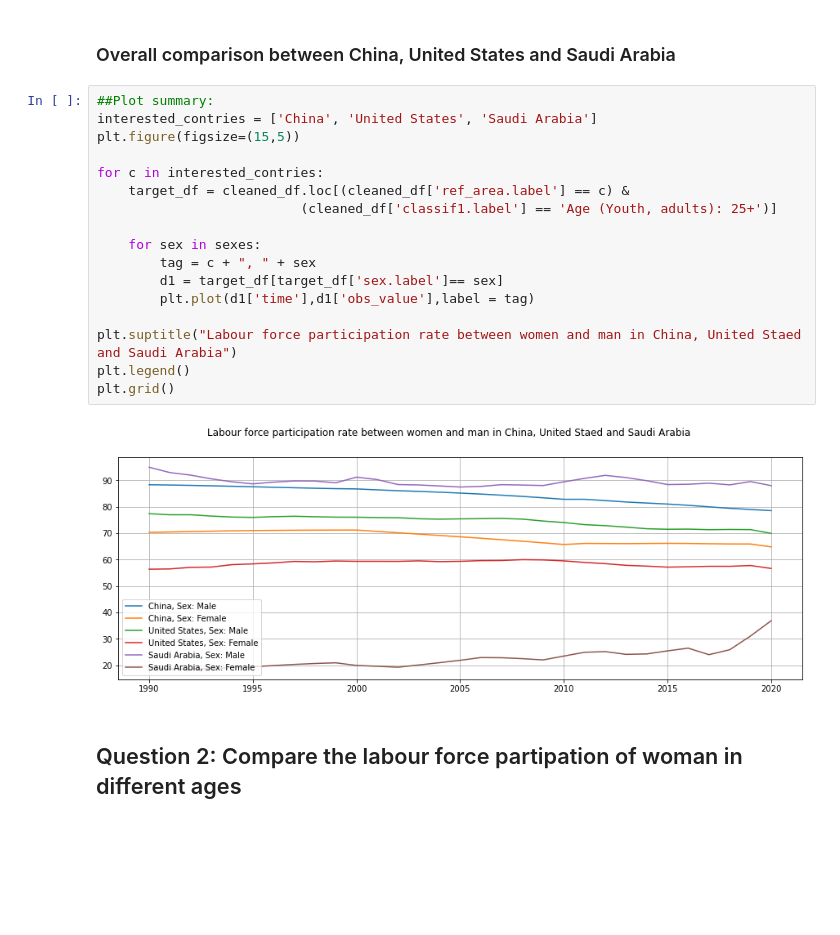
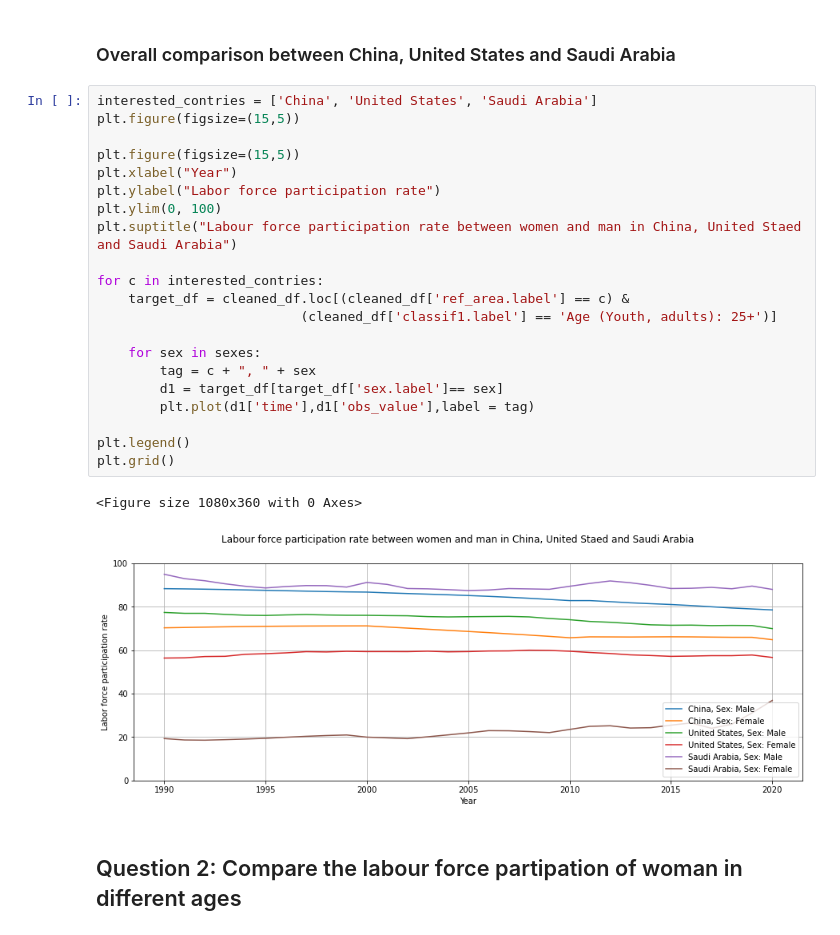
Before and after one commit to jessieffff/cs103a-cpa01, a Jupyter notebook: cpa01.ipynb, the cells around one changed output. Drawn from its saved outputs; the diff is of its cells as text; blank space fills up the shorter version.

Commit message:
update summary

```diff
--- a/cpa01.ipynb
+++ b/cpa01.ipynb
@@ -158,24 +174,29 @@ plt.grid()
 # %% [markdown]
 ### Overall comparison between China, United States and Saudi Arabia
 # %%
-##Plot summary:
 interested_contries = ['China', 'United States', 'Saudi Arabia']
 plt.figure(figsize=(15,5))
+
+plt.figure(figsize=(15,5))
+plt.xlabel("Year")
+plt.ylabel("Labor force participation rate")
+plt.ylim(0, 100)
+plt.suptitle("Labour force participation rate between women and man in China, United Staed and Saudi Arabia")
 
 for c in interested_contries:
     target_df = cleaned_df.loc[(cleaned_df['ref_area.label'] == c) &
                           (cleaned_df['classif1.label'] == 'Age (Youth, adults): 25+')]
 
     for sex in sexes:
         tag = c + ", " + sex
         d1 = target_df[target_df['sex.label']== sex]
         plt.plot(d1['time'],d1['obs_value'],label = tag)
 
-plt.suptitle("Labour force participation rate between women and man in China, United Staed and Saudi Arabia")
 plt.legend()
 plt.grid()
 # %% [output]
+<Figure size 1080x360 with 0 Axes>
-[figure, old version]
+[figure, new version]
 # %% [markdown]
 ## Question 2: Compare the labour force partipation of woman in different ages
 # %% [markdown]
```
Also changed, not shown: parts of 11 cells of this notebook.
